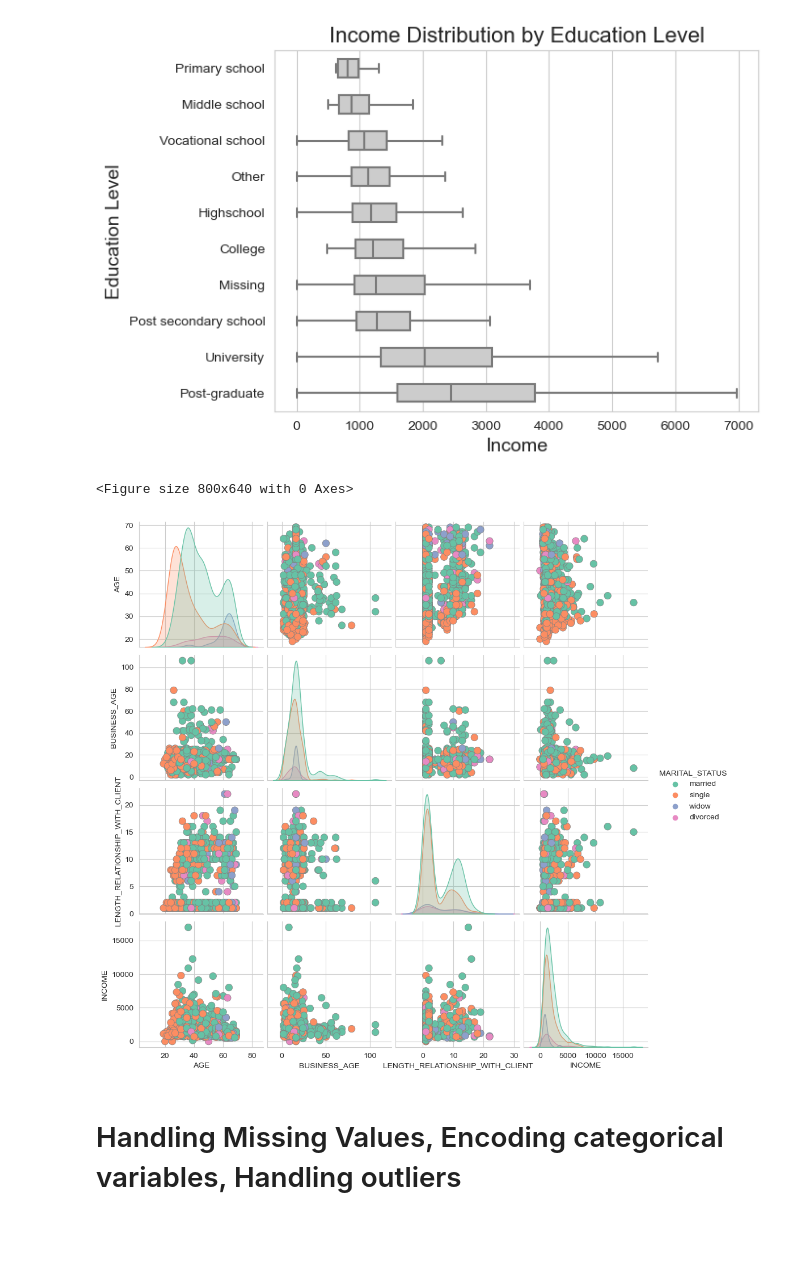
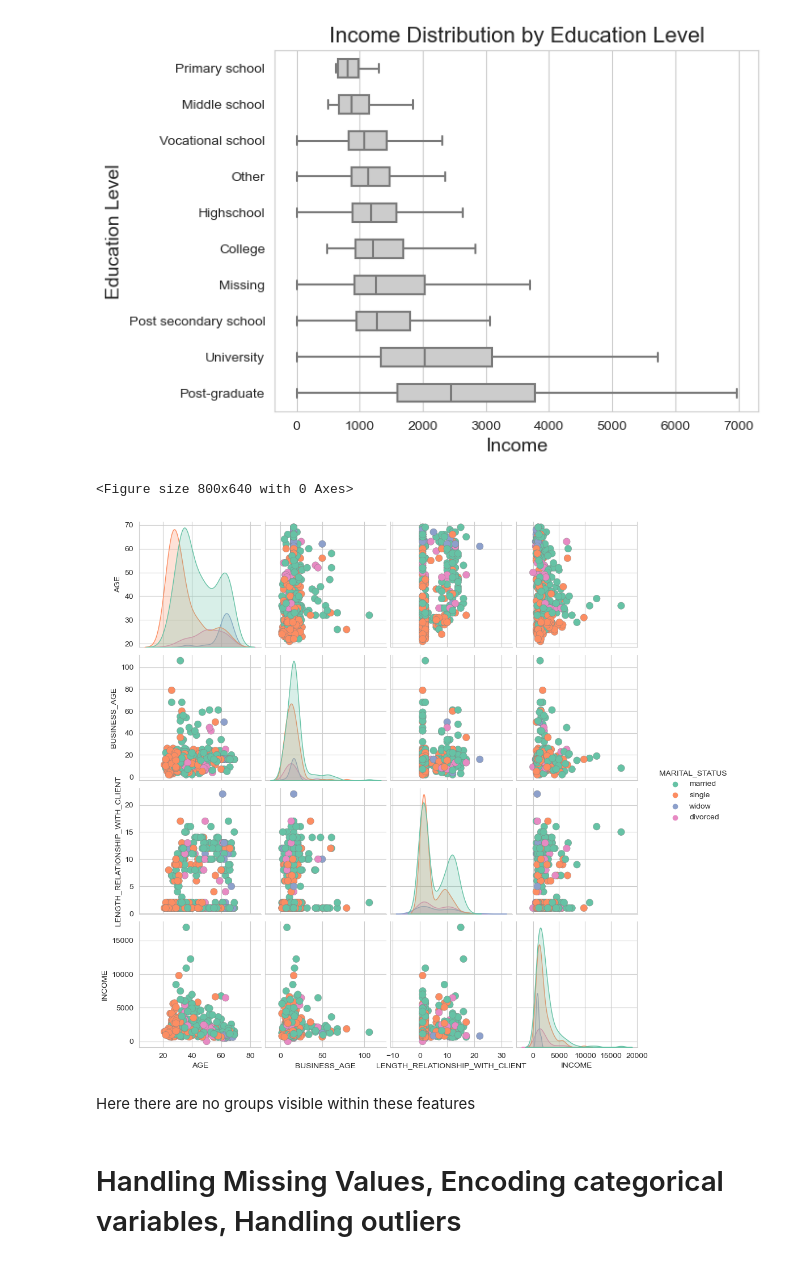
Before and after one commit to Michael-Pytel/Consumer-Loans-Analysis, a Jupyter notebook: src/eda_processing.ipynb, the cells around one changed output. Saved outputs shown, nothing was run; the diff lists cells and outputs as text; code cells hidden in the pictures; blank space fills up the shorter version.

```diff
--- a/src/eda_processing.ipynb
+++ b/src/eda_processing.ipynb
@@ -343,28 +343,34 @@ plt.show()
 # %% [output]
 [figure]
 # %%
+import warnings
+
+warnings.filterwarnings("ignore")
 selected_columns = [
     "AGE",
     "MARITAL_STATUS",
     "BUSINESS_AGE",
     "LENGTH_RELATIONSHIP_WITH_CLIENT",
     "INCOME",
 ]
-subset_df = df[selected_columns].sample(frac=0.05, random_state=42)
+subset_df = df[selected_columns].sample(frac=0.025, random_state=42)
 
 
 plt.figure(figsize=(10, 8), dpi=80)
 sns.pairplot(
     subset_df,
     kind="scatter",
     hue="MARITAL_STATUS",
-    plot_kws=dict(s=80, edgecolor="gray", linewidth=0.5),
+    plot_kws=dict(s=80, edgecolor="gray", linewidth=0.3),
     palette="Set2",
 )
 plt.show()
+warnings.resetwarnings()
 # %% [output]
 <Figure size 800x640 with 0 Axes>
-[figure, old version]
+[figure, new version]
+# %% [markdown]
+Here there are no groups visible within these features
 # %% [markdown]
 # Handling Missing Values, Encoding categorical variables, Handling outliers
 # %%
```
Also changed, not shown: parts of 5 cells of this notebook.
